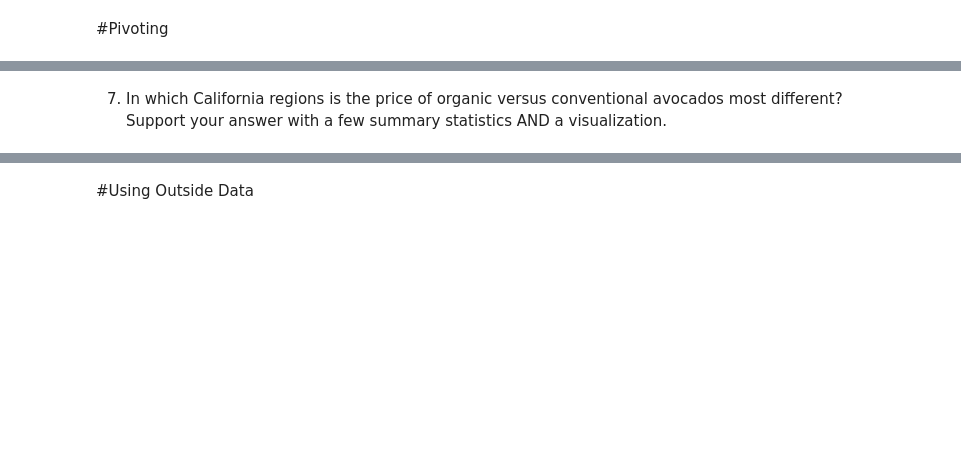
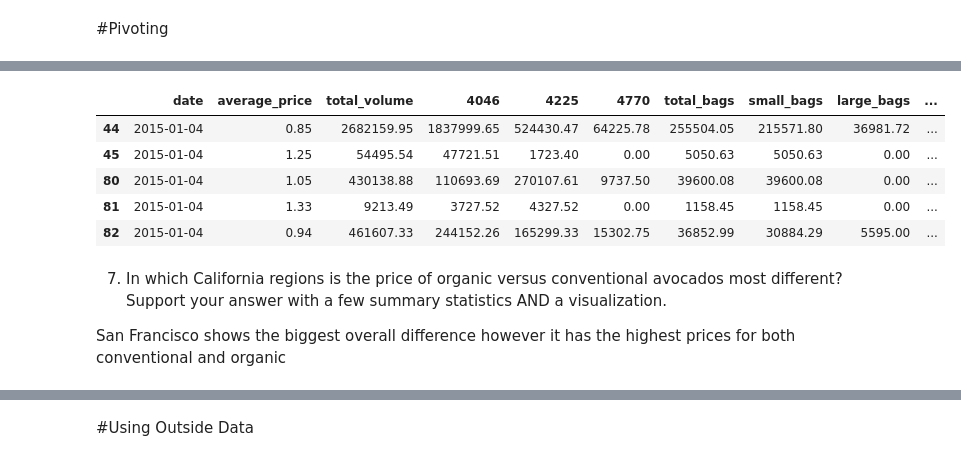
Before and after one commit to PharaohPooh/GSB_544, a Jupyter notebook: Week_2/Lab_2_Avocado_Prices/Lab_2_Avocado_Prices.ipynb, the cells around one changed output, grey strips where cells are left out. Drawn from its saved outputs; the diff is of its cells as text; code cells hidden in the pictures; blank space fills up the shorter version.

```diff
--- a/Week_2/Lab_2_Avocado_Prices/Lab_2_Avocado_Prices.ipynb
+++ b/Week_2/Lab_2_Avocado_Prices/Lab_2_Avocado_Prices.ipynb
@@ -181,2 +161,14 @@ p9.aes(
+# %%
+df_arc_ca = df_arc.query("city in ['Los Angeles', 'San Diego', 'Sacramento', 'San Francisco']")
+df_arc_ca.head()
+# %% [output]
+|  | date | average_price | total_volume | 4046 | 4225 | 4770 | total_bags | small_bags | large_bags | ... |
+| 44 | 2015-01-04 | 0.85 | 2682159.95 | 1837999.65 | 524430.47 | 64225.78 | 255504.05 | 215571.80 | 36981.72 | ... |
+| 45 | 2015-01-04 | 1.25 | 54495.54 | 47721.51 | 1723.40 | 0.00 | 5050.63 | 5050.63 | 0.00 | ... |
+| 80 | 2015-01-04 | 1.05 | 430138.88 | 110693.69 | 270107.61 | 9737.50 | 39600.08 | 39600.08 | 0.00 | ... |
+| 81 | 2015-01-04 | 1.33 | 9213.49 | 3727.52 | 4327.52 | 0.00 | 1158.45 | 1158.45 | 0.00 | ... |
+| 82 | 2015-01-04 | 0.94 | 461607.33 | 244152.26 | 165299.33 | 15302.75 | 36852.99 | 30884.29 | 5595.00 | ... |
 # %% [markdown]
 7. In which California regions is the price of organic versus conventional avocados most different? Support your answer with a few summary statistics AND a visualization.
+
+San Francisco shows the biggest overall difference however it has the highest prices for both conventional and organic
```
Also changed, not shown: parts of 7 cells of this notebook.
